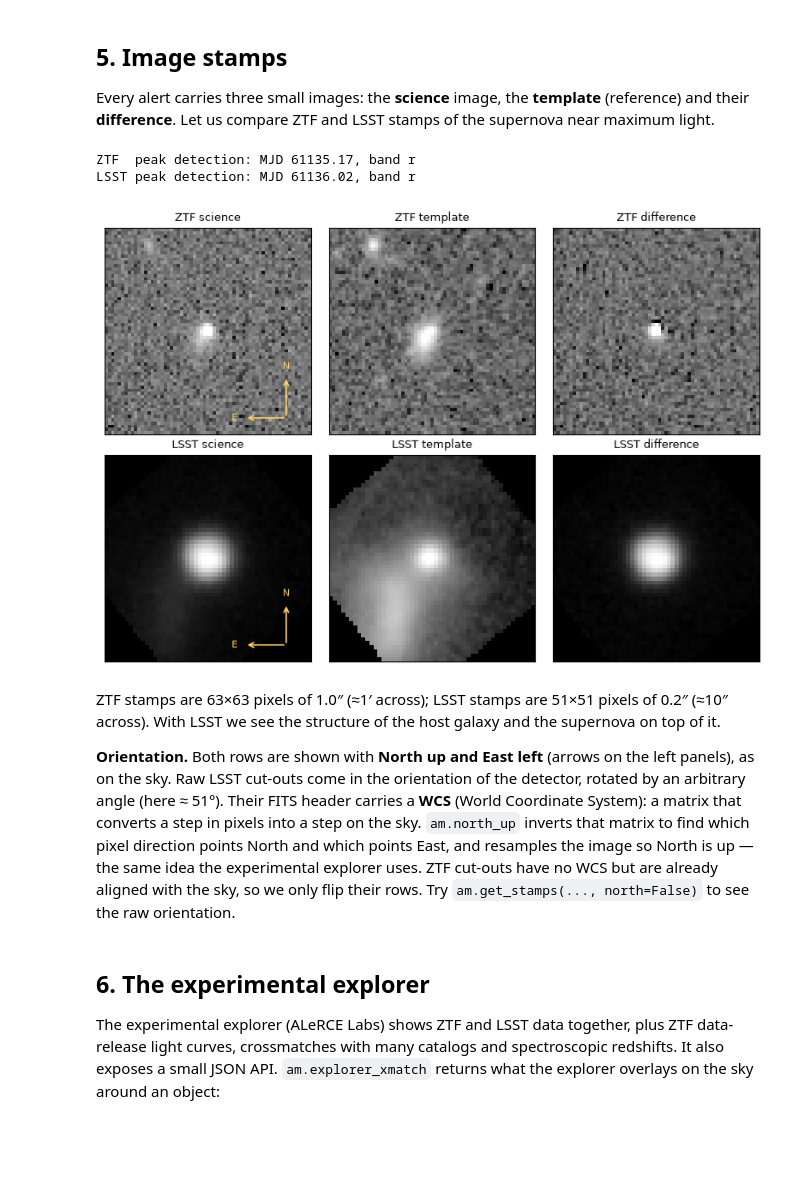
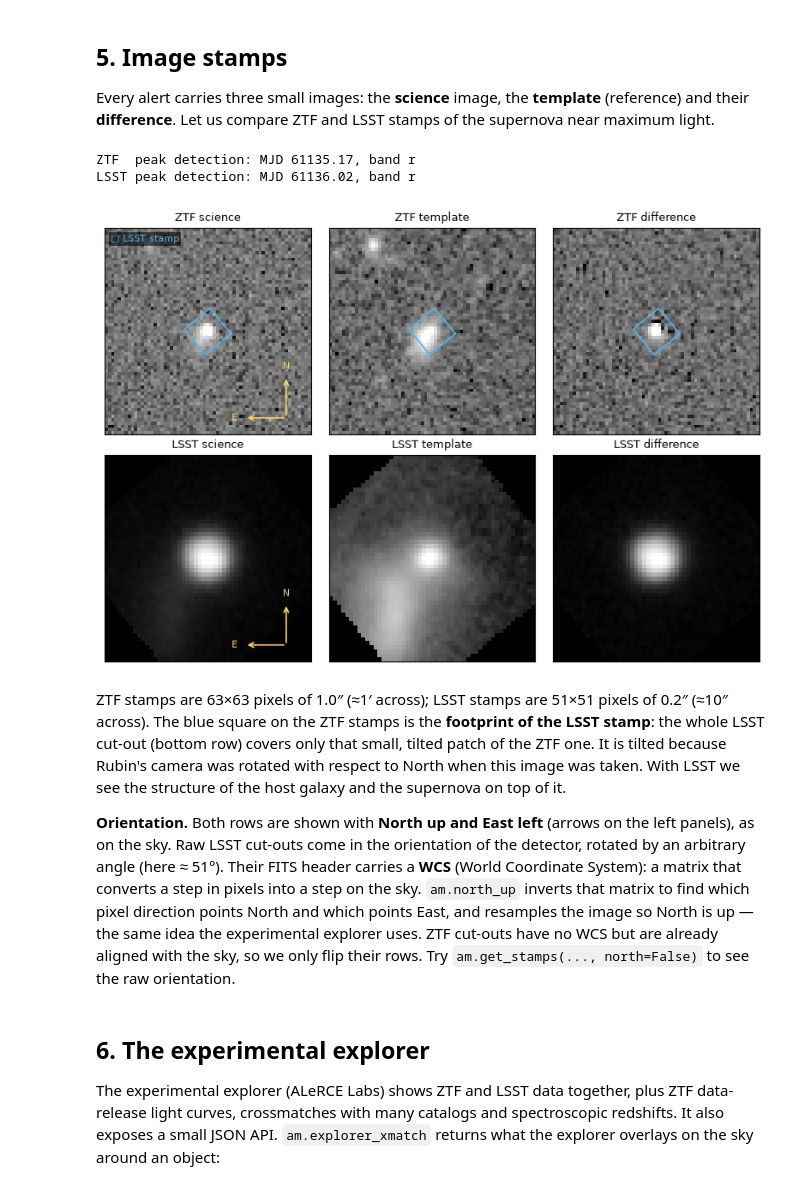
Before and after one commit to fforster/alerce-iucaa-2026, a Jupyter notebook: 02_one_source_two_surveys.ipynb, the cells around one changed output. Drawn from its saved outputs; the diff is of its cells as text; code cells hidden in the pictures; blank space fills up the shorter version.

Commit message:
Outline the LSST stamp footprint on the ZTF stamps
Co-Authored-By: Claude Opus 5.5 <noreply@anthropic.com>
Claude-Session: https://claude.ai/code/session_016CVvcj1JzQP3aK9SqfYG74

```diff
--- a/02_one_source_two_surveys.ipynb
+++ b/02_one_source_two_surveys.ipynb
@@ -317,22 +317,29 @@ Every alert carries three small images: the **science** image, the **template**
 # %%
 lc = lcs["ZTF26aaonmha"]
 ztf_peak = lc.query("survey == 'ztf' and kind == 'det'").sort_values("diff_flux").iloc[-1]
 lsst_dets = pd.DataFrame(lc_json["detections"]).query("has_stamp")
 lsst_peak = lsst_dets.sort_values("psfFlux").iloc[-1]
 print(f"ZTF  peak detection: MJD {ztf_peak.mjd:.2f}, band {ztf_peak.band_name}")
 print(f"LSST peak detection: MJD {lsst_peak.mjd:.2f}, band {lsst_peak.band_map[str(lsst_peak.band)]}")
 
+# where on the sky is the LSST cut-out? (its 4 corners, from its WCS) and where is the ZTF cut-out centred?
+lsst_corners = am.stamp_corners(314003014107006318, 1, int(lsst_peak.measurement_id))
+ztf_center = am.stamp_center(sn_oid, 0, int(ztf_peak.measurement_id))
+footprint = dict(corners=lsst_corners, center=ztf_center, scale_arcsec=am.ZTF_PIXEL_ARCSEC, label="LSST stamp")
+
 fig, axes = plt.subplots(2, 3, figsize=(8, 5.5))
-am.plot_stamps(am.get_stamps(sn_oid, 0, int(ztf_peak.measurement_id)), "ZTF", axes[0])
+am.plot_stamps(am.get_stamps(sn_oid, 0, int(ztf_peak.measurement_id)), "ZTF", axes[0], footprint=footprint)
 am.plot_stamps(am.get_stamps(314003014107006318, 1, int(lsst_peak.measurement_id)), "LSST", axes[1])
 plt.tight_layout()
 # %% [output]
 ZTF  peak detection: MJD 61135.17, band r
 LSST peak detection: MJD 61136.02, band r
-[figure, old version]
+[figure, new version]
 # %% [markdown]
-ZTF stamps are 63×63 pixels of 1.0″ (≈1′ across); LSST stamps are 51×51 pixels of 0.2″ (≈10″ across). With LSST we
-see the structure of the host galaxy and the supernova on top of it.
+ZTF stamps are 63×63 pixels of 1.0″ (≈1′ across); LSST stamps are 51×51 pixels of 0.2″ (≈10″ across). The blue
+square on the ZTF stamps is the **footprint of the LSST stamp**: the whole LSST cut-out (bottom row) covers only that
+small, tilted patch of the ZTF one. It is tilted because Rubin's camera was rotated with respect to North when this
+image was taken. With LSST we see the structure of the host galaxy and the supernova on top of it.
 
 **Orientation.** Both rows are shown with **North up and East left** (arrows on the left panels), as on the sky.
 Raw LSST cut-outs come in the orientation of the detector, rotated by an arbitrary angle (here ≈ 51°). Their FITS
```
Also changed, not shown: 2 other files.
